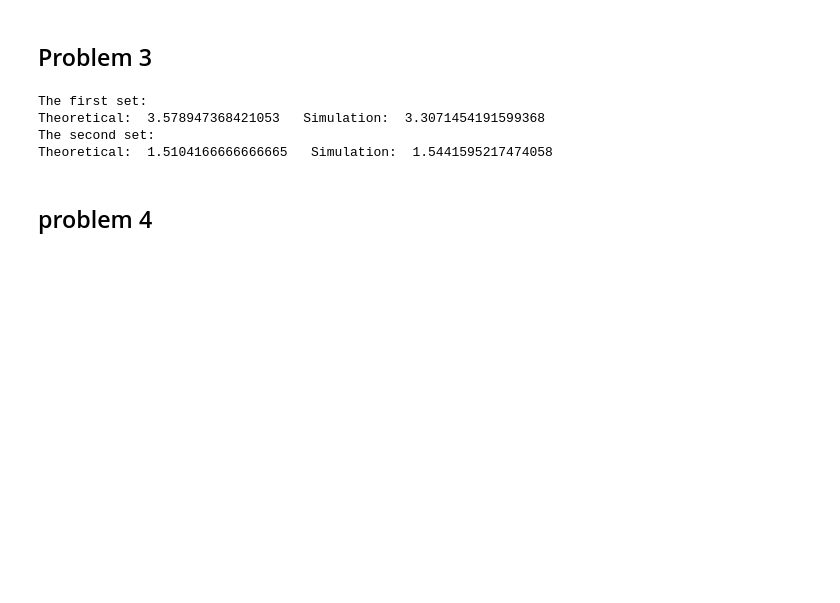
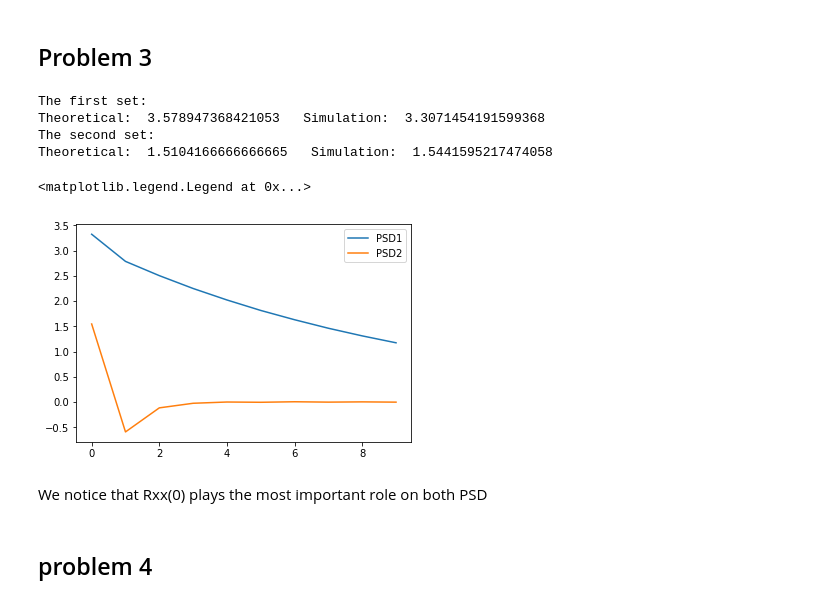
Before and after one commit to SuperWhw/ECE581-Project, a Jupyter notebook: Project4.ipynb, the cells around one changed output. Cells and saved outputs as stored; diff of their text form; code cells hidden in the pictures; blank space fills up the shorter version.

```diff
--- a/Project4.ipynb
+++ b/Project4.ipynb
@@ -98,6 +132,48 @@ The first set:
 Theoretical:  3.578947368421053   Simulation:  3.3071454191599368
 The second set:
 Theoretical:  1.5104166666666665   Simulation:  1.5441595217474058
+# %%
+a = 0.9
+b = 0.2
+M = 10000
+N = 50
+R1 = [0]*10
+R2 = [0]*10
+for _ in range(M):
+    U = np.random.normal(0, 1, 50)
+    X1 = []
+    X2 = []
+    X1.append(b * np.random.normal(0, np.sqrt((a-b)*(a-b)/(1-a*a)), 1) + U[0])
+    X2.append(a * np.random.normal(0, np.sqrt((a-b)*(a-b)/(1-a*a)), 1) + U[0])
+    for n in range(1,N):
+        X1.append(a * X1[n-1] + U[n] - b * U[n-1])
+        X2.append(b * X2[n-1] + U[n] - a * U[n-1])
+    for k in range(10):
+        tmp1 = tmp2 = 0
+        count = 0
+        i = 0
+        while i+k < N:
+            tmp1 += X1[i]*X1[i+k]
+            tmp2 += X2[i]*X2[i+k]
+            count += 1
+            i+=1
+        R1[k] += tmp1/count
+        R2[k] += tmp2/count
+
+R1 = [R1[i]/M for i in range(10)]
+R2 = [R2[i]/M for i in range(10)]
+# %%
+S1 = fft(R1)
+S2 = fft(R2)
+# %%
+plt.plot(S1,label = "PSD1")
+plt.plot(S2,label = "PSD2")
+plt.legend()
+# %% [output]
+<matplotlib.legend.Legend at 0x...>
+[figure, added]
+# %% [markdown]
+We notice that Rxx(0) plays the most important role on both PSD
 # %% [markdown]
 ## problem 4
 # %%
```
Also changed, not shown: parts of 5 cells of this notebook.
